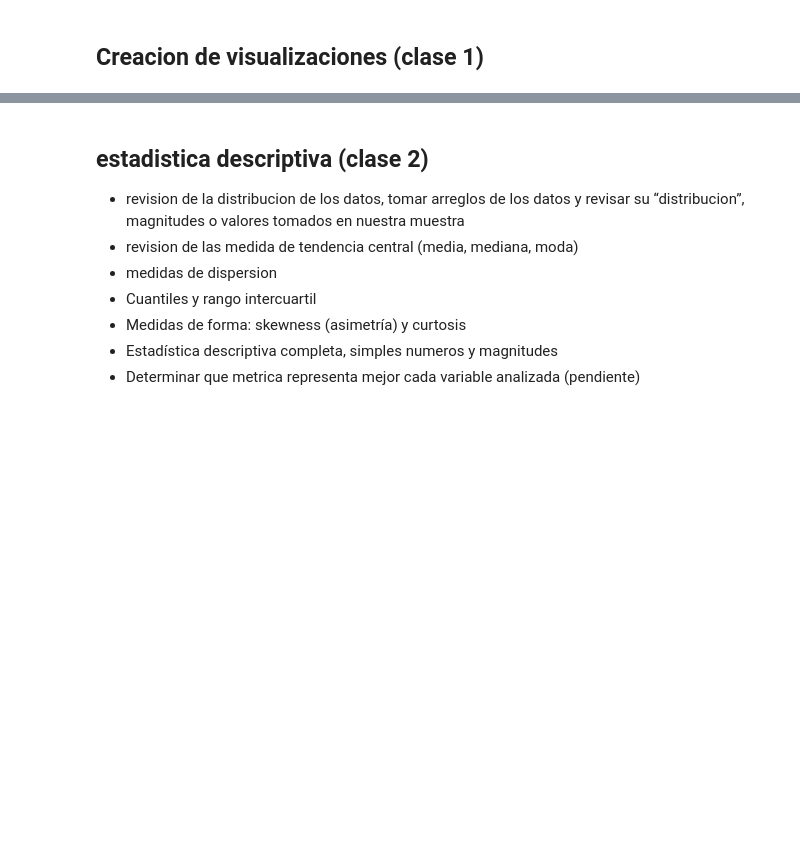
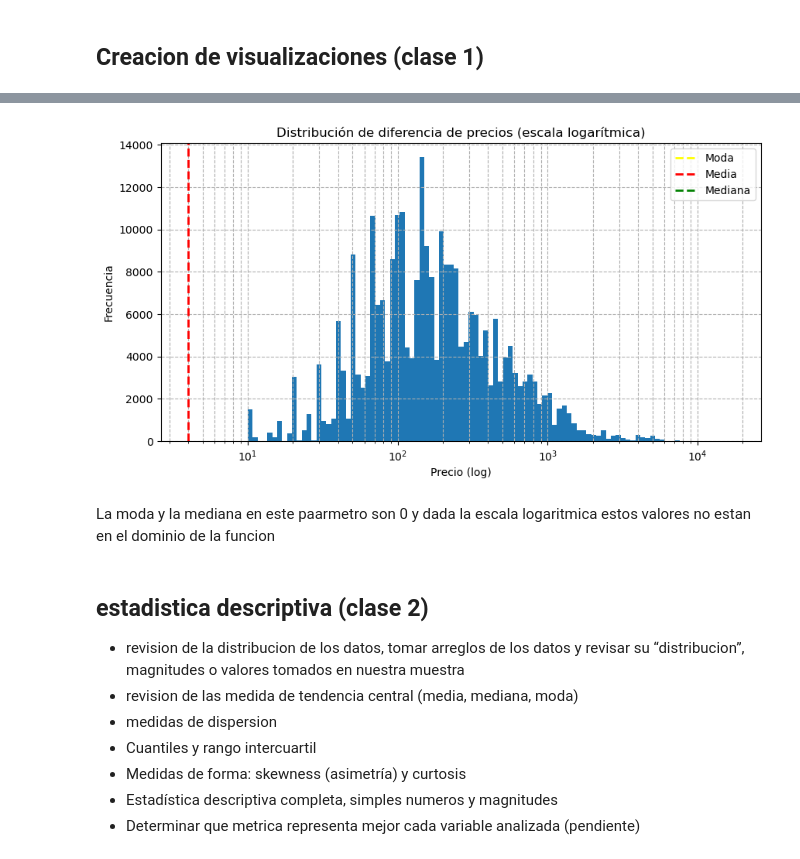
Before and after one commit to MMarck/AdD_proyecto, a Jupyter notebook: exploracion_dataset.ipynb, the cells around one changed output, grey strips where cells are left out. Drawn from its saved outputs; the diff is of its cells as text; code cells hidden in the pictures; blank space fills up the shorter version.

```diff
--- a/exploracion_dataset.ipynb
+++ b/exploracion_dataset.ipynb
@@ -294,3 +341,26 @@ plt.show()
+# %%
+cambio_diferencia_max = df_agrupado["cambio_diferencia"].max()
+
+plt.figure(figsize=(10, 5))
+plt.hist(df_agrupado["cambio_diferencia"], bins=np.logspace(1, np.log10(cambio_diferencia_max), 100))
+plt.xscale('log')
+plt.title("Distribución de diferencia de precios (escala logarítmica)")
+plt.xlabel("Precio (log)")
+plt.ylabel("Frecuencia")
+plt.grid(True, which="both", ls="--")
+
+# medidas de tendencia central
+plt.axvline(df_agrupado['cambio_diferencia'].mode()[0], color='yellow', ls='--', lw=2, label='Moda')
+plt.axvline(df_agrupado['cambio_diferencia'].mean(), color='red', ls='--', lw=2, label='Media')
+plt.axvline(df_agrupado['cambio_diferencia'].median(), color='green', ls='--', lw=2, label='Mediana')
+plt.legend()
+
+
+plt.show()
+# %% [output]
+[figure, added]
+# %% [markdown]
+La moda y la mediana en este paarmetro son 0 y dada la escala logaritmica estos valores no estan en el dominio de la funcion
 # %% [markdown]
 ## estadistica descriptiva (clase 2)
 * revision de la distribucion de los datos, tomar arreglos de los datos y revisar su “distribucion”, magnitudes o valores tomados en nuestra muestra
```
Also changed, not shown: parts of 14 cells of this notebook.
